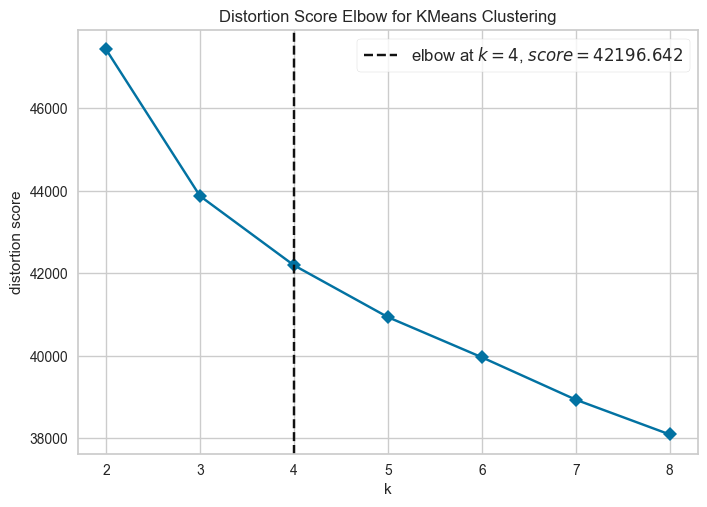
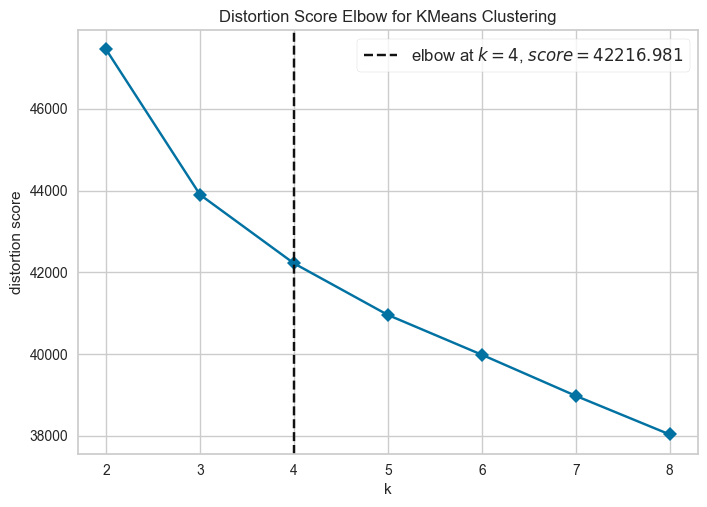
Unified diff of the notebook cell whose output changed from the first chart to the second:
--- before
+++ after
@@ -44,9 +44,12 @@
 # Visualize clusters on PC1 vs PC2
 plt.figure(figsize=(8, 6))
-plt.scatter(df_pca[:, 0], df_pca[:, 1], c=df_cluster['cluster'], cmap='tab10', alpha=0.5, s=20)
 plt.xlabel('Principal Component 1')
 plt.ylabel('Principal Component 2')
 plt.title('K-Means Clusters (k=2) Visualized on PCA Space')
-plt.colorbar(label='Cluster')
+colors = ['#4C9BE8', '#E07B54']  # blue, red
+for cluster_val, color in zip([0, 1], colors):
+    mask = df_cluster['cluster'] == cluster_val
+    plt.scatter(df_pca[mask, 0], df_pca[mask, 1], c=color, alpha=0.5, s=20, label=f'Cluster {cluster_val}')
+plt.legend(title='Cluster')
 plt.tight_layout()
 plt.savefig('clusters.png', dpi=150)

Commit: Fixed Clusters